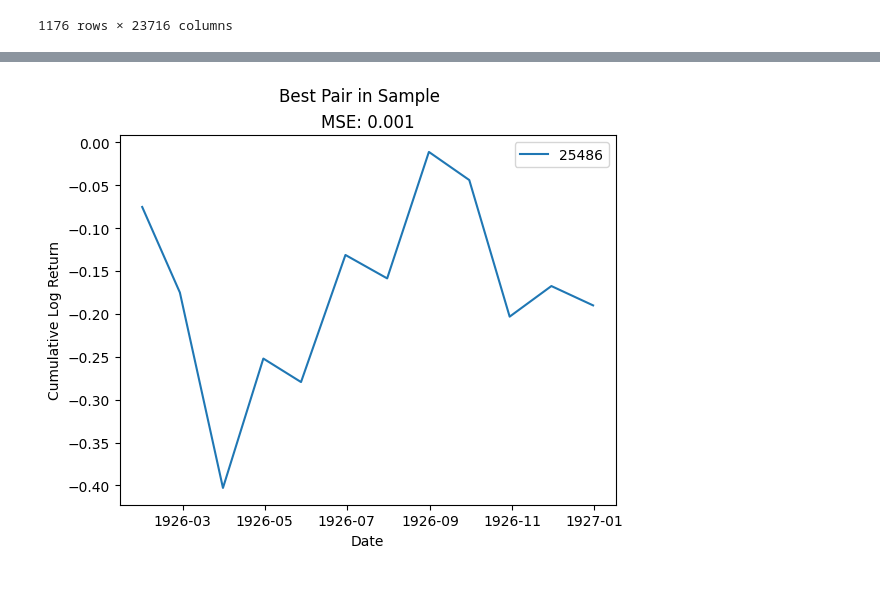
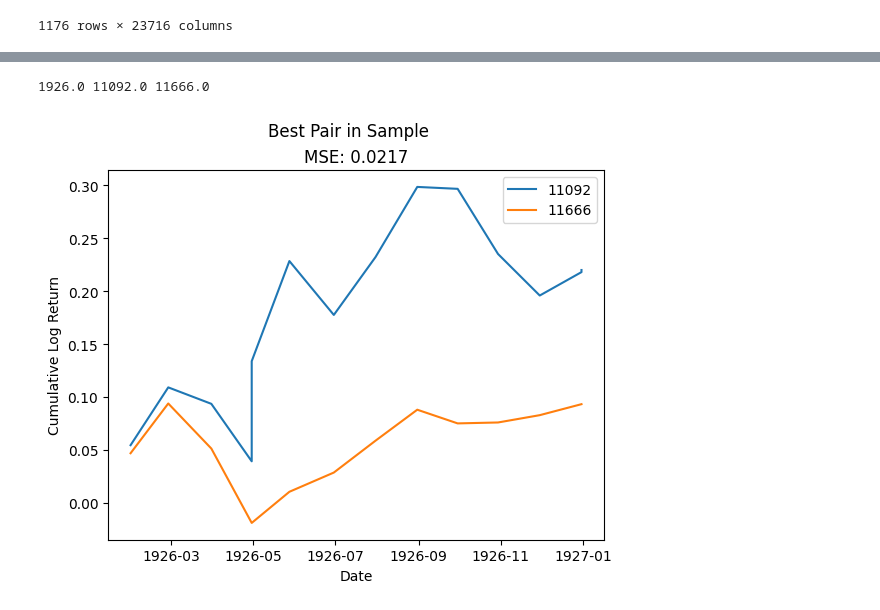
Before and after one commit to andrewhall1124/pairs_trading, a Jupyter notebook: strat_simple_pairs.ipynb, the cells around one changed output, grey strips where cells are left out. Drawn from its saved outputs; the diff is of its cells as text; code cells hidden in the pictures.

```diff
--- a/strat_simple_pairs.ipynb
+++ b/strat_simple_pairs.ipynb
@@ -183,0 +155,4 @@ result_mse_frame
+# %%
+merged = pd.read_csv("pairs_yearly.csv")
+
+merged
@@ -184,15 +173,17 @@ result_mse_frame
 # %%
-pair_1, year, mse, pair_2 = result_mse_frame.iloc[0]
+pair_1, year, mse, pair_2 = merged.iloc[2]
+print(year, pair_1, pair_2)
 filtered = df[(df['year'].astype(int) == year) & (df['permno'].isin([pair_1,pair_2]))]
 
-for ticker, group in filtered.groupby('permno'):
-    plt.plot(group['date'], group['cumret_lag'], label=ticker)
+for permno, group in filtered.groupby('permno'):
+    plt.plot(group['date'], group['cumret_lag'], label=permno)
 
 plt.xlabel('Date')
 plt.ylabel('Cumulative Log Return')
 plt.suptitle('Best Pair in Sample')
 plt.title(f"MSE: {round(mse,4)}")
 plt.legend()
 plt.show()
 # %% [output]
+1926.0 11092.0 11666.0
-[figure, old version]
+[figure, new version]
```
Also changed, not shown: parts of 8 cells of this notebook, 3 other files.
